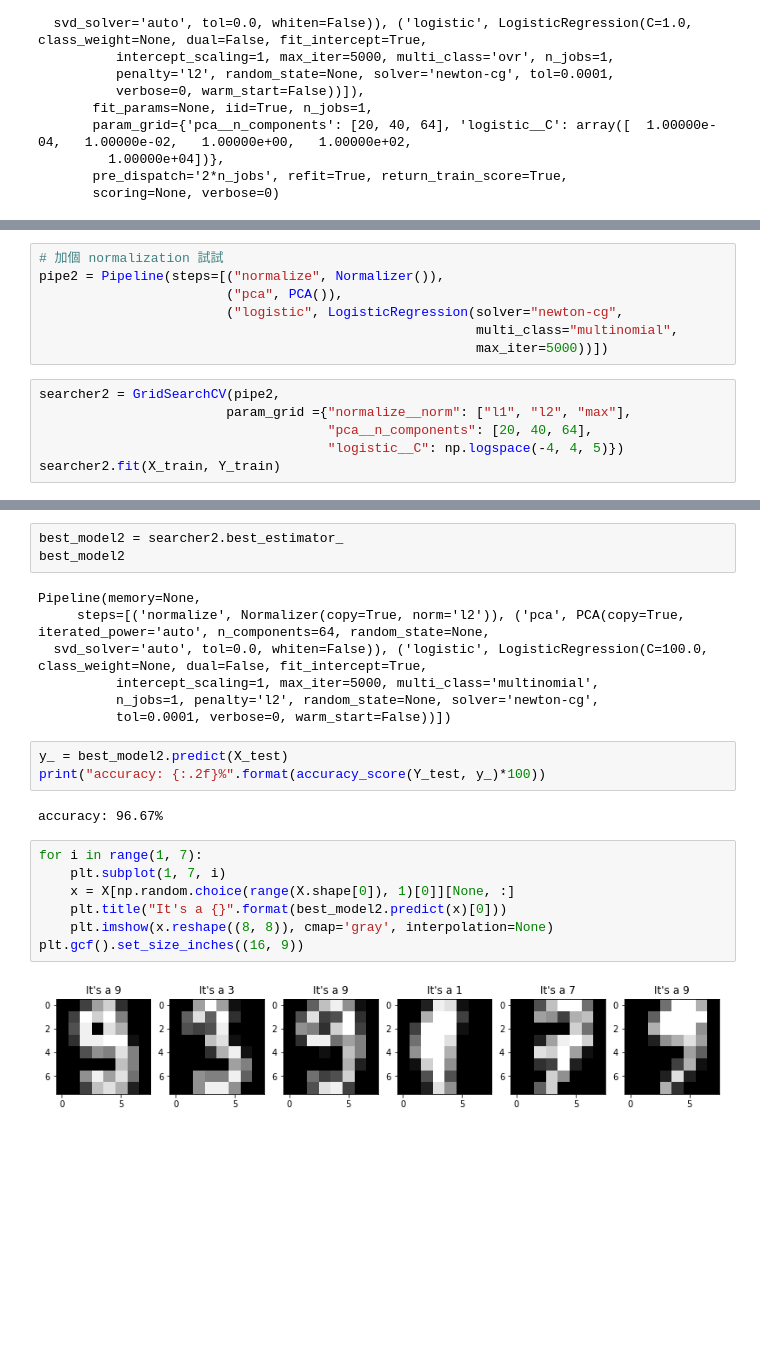
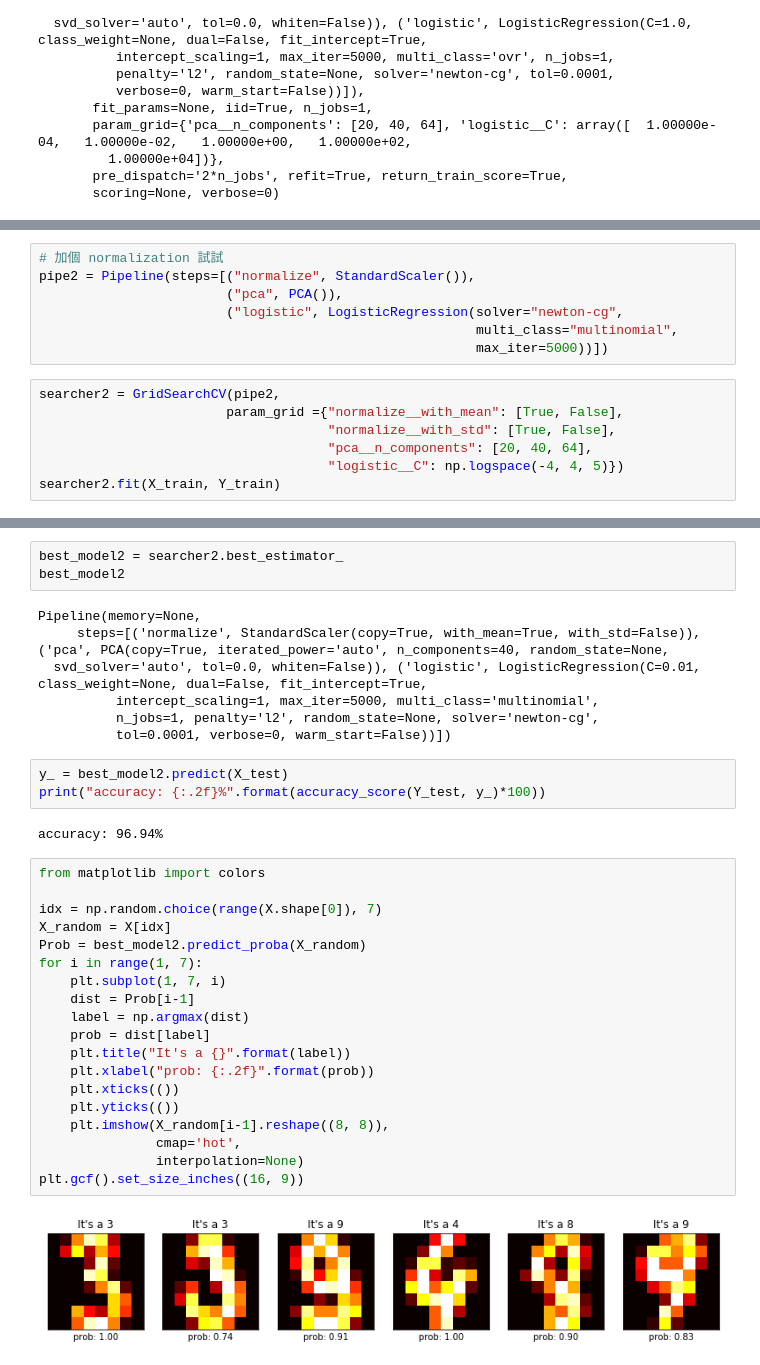
Before and after one commit to dboyliao/FubonDay5, a Jupyter notebook: Lecture.ipynb, the cells around one changed output, grey strips where cells are left out. Saved outputs shown, nothing was run; the diff lists cells and outputs as text; blank space fills up the shorter version.

```diff
--- a/Lecture.ipynb
+++ b/Lecture.ipynb
@@ -742,13 +760,14 @@ accuracy: 95.28%
 # %%
 # 加個 normalization 試試
-pipe2 = Pipeline(steps=[("normalize", Normalizer()),
+pipe2 = Pipeline(steps=[("normalize", StandardScaler()),
                         ("pca", PCA()),
                         ("logistic", LogisticRegression(solver="newton-cg",
                                                         multi_class="multinomial",
                                                         max_iter=5000))])
 # %%
 searcher2 = GridSearchCV(pipe2,
-                        param_grid ={"normalize__norm": ["l1", "l2", "max"],
+                        param_grid ={"normalize__with_mean": [True, False],
+                                     "normalize__with_std": [True, False],
                                      "pca__n_components": [20, 40, 64],
                                      "logistic__C": np.logspace(-4, 4, 5)})
 searcher2.fit(X_train, Y_train)
@@ -768,8 +787,8 @@ best_model2 = searcher2.best_estimator_
 best_model2
 # %% [output]
 Pipeline(memory=None,
-     steps=[('normalize', Normalizer(copy=True, norm='l2')), ('pca', PCA(copy=True, iterated_power='auto', n_components=64, random_state=None,
-  svd_solver='auto', tol=0.0, whiten=False)), ('logistic', LogisticRegression(C=100.0, class_weight=None, dual=False, fit_intercept=True,
+     steps=[('normalize', StandardScaler(copy=True, with_mean=True, with_std=False)), ('pca', PCA(copy=True, iterated_power='auto', n_components=40, random_state=None,
+  svd_solver='auto', tol=0.0, whiten=False)), ('logistic', LogisticRegression(C=0.01, class_weight=None, dual=False, fit_intercept=True,
           intercept_scaling=1, max_iter=5000, multi_class='multinomial',
           n_jobs=1, penalty='l2', random_state=None, solver='newton-cg',
           tol=0.0001, verbose=0, warm_start=False))])
@@ -777,13 +796,25 @@ Pipeline(memory=None,
 y_ = best_model2.predict(X_test)
 print("accuracy: {:.2f}%".format(accuracy_score(Y_test, y_)*100))
 # %% [output]
-accuracy: 96.67%
+accuracy: 96.94%
 # %%
+from matplotlib import colors
+
+idx = np.random.choice(range(X.shape[0]), 7)
+X_random = X[idx]
+Prob = best_model2.predict_proba(X_random)
 for i in range(1, 7):
     plt.subplot(1, 7, i)
-    x = X[np.random.choice(range(X.shape[0]), 1)[0]][None, :]
-    plt.title("It's a {}".format(best_model2.predict(x)[0]))
-    plt.imshow(x.reshape((8, 8)), cmap='gray', interpolation=None)
+    dist = Prob[i-1]
+    label = np.argmax(dist)
+    prob = dist[label]
+    plt.title("It's a {}".format(label))
+    plt.xlabel("prob: {:.2f}".format(prob))
+    plt.xticks(())
+    plt.yticks(())
+    plt.imshow(X_random[i-1].reshape((8, 8)),
+               cmap='hot',
+               interpolation=None)
 plt.gcf().set_size_inches((16, 9))
 # %% [output]
-[figure, old version]
+[figure, new version]
```
Also changed, not shown: parts of 14 cells of this notebook, 2 other files.
